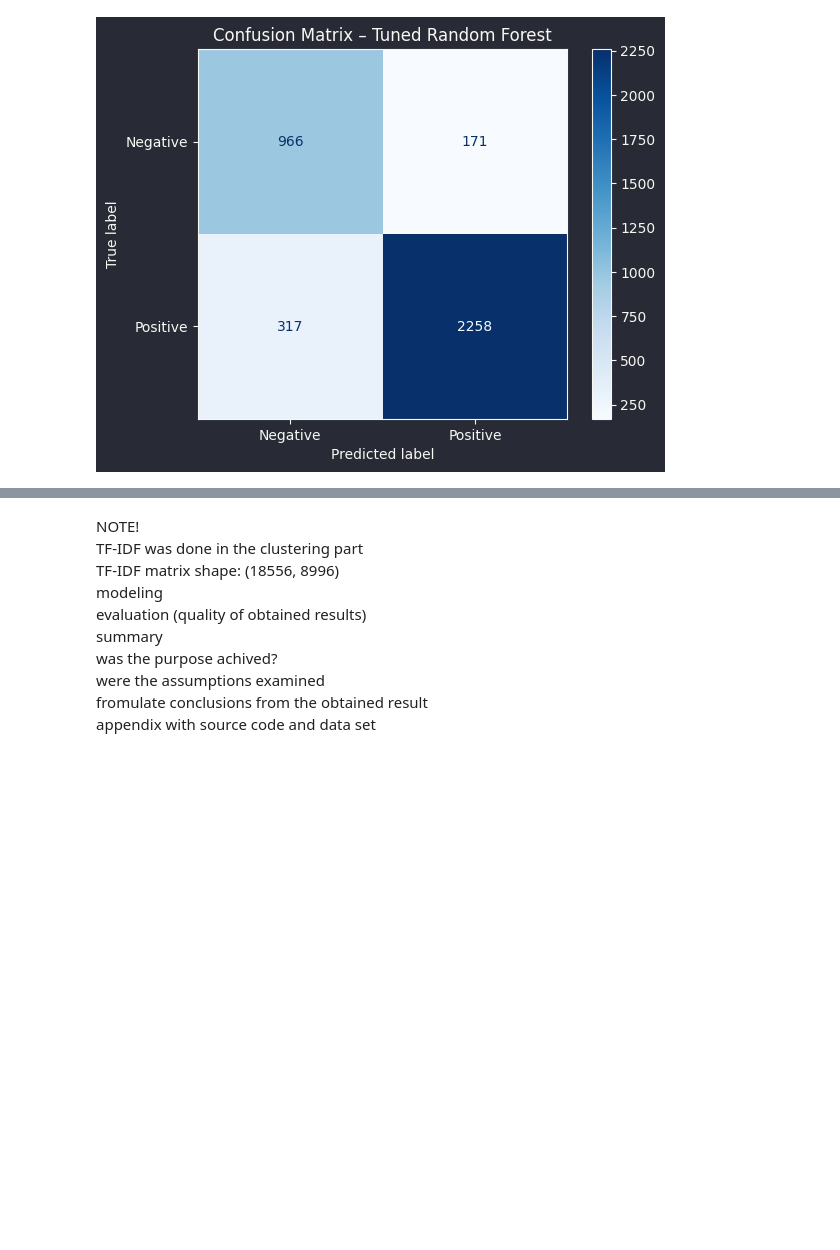
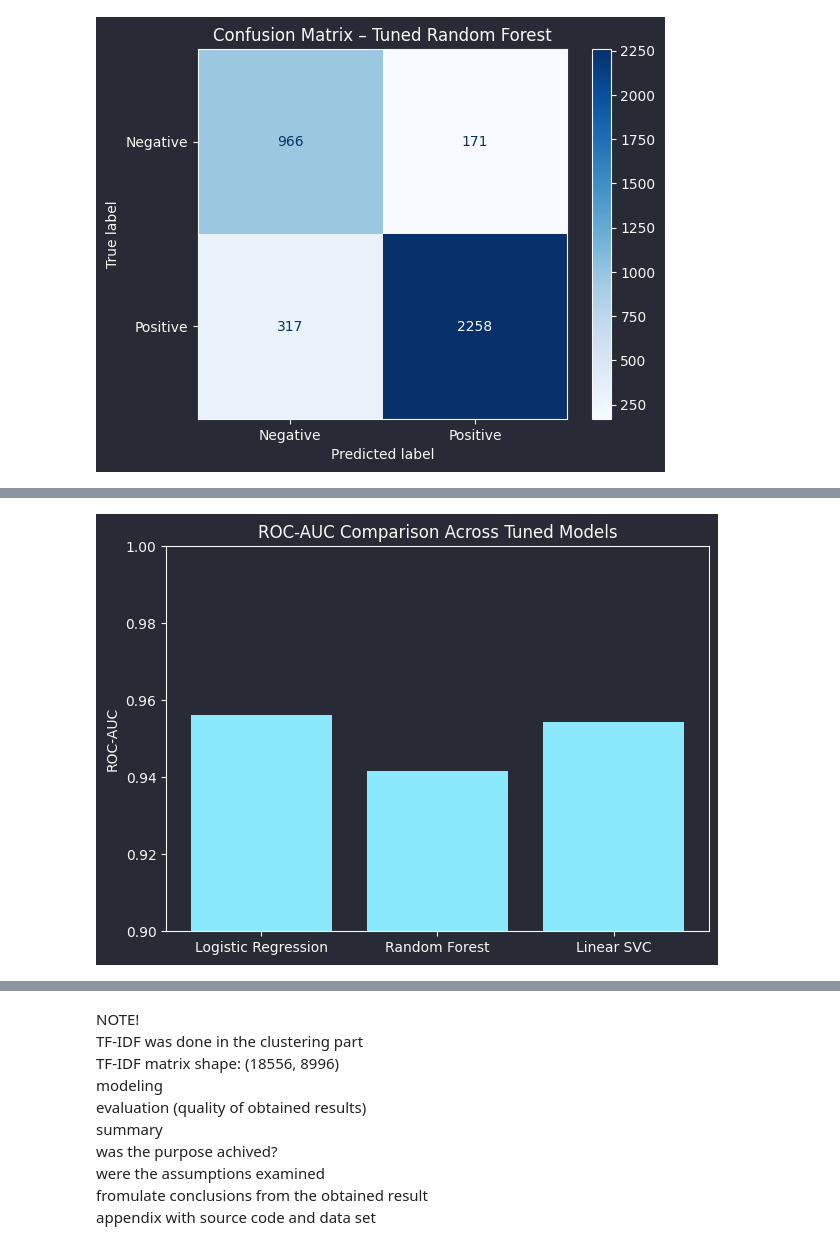
Before and after one commit to Weronikaa2001/Text-Mining-and-Social-Media-Mining-Sephora-Skincare-Reviews, a Jupyter notebook: Martyniuk_Madro_Sephora_Project.ipynb, the cells around one changed output, grey strips where cells are left out. Saved outputs shown, nothing was run; the diff lists cells and outputs as text; code cells hidden in the pictures; blank space fills up the shorter version.

```diff
--- a/Martyniuk_Madro_Sephora_Project.ipynb
+++ b/Martyniuk_Madro_Sephora_Project.ipynb
@@ -1749,0 +1959,14 @@ plt.show()
+# %%
+plt.figure(figsize=(7, 5))
+
+plt.bar(
+    comparison_df["Model"],
+    comparison_df["ROC-AUC"]
+)
+
+plt.ylabel("ROC-AUC")
+plt.title("ROC-AUC Comparison Across Tuned Models")
+plt.ylim(0.9, 1.0)
+plt.show()
+# %% [output]
+[figure, added]
```
Also changed, not shown: parts of 22 cells of this notebook.
